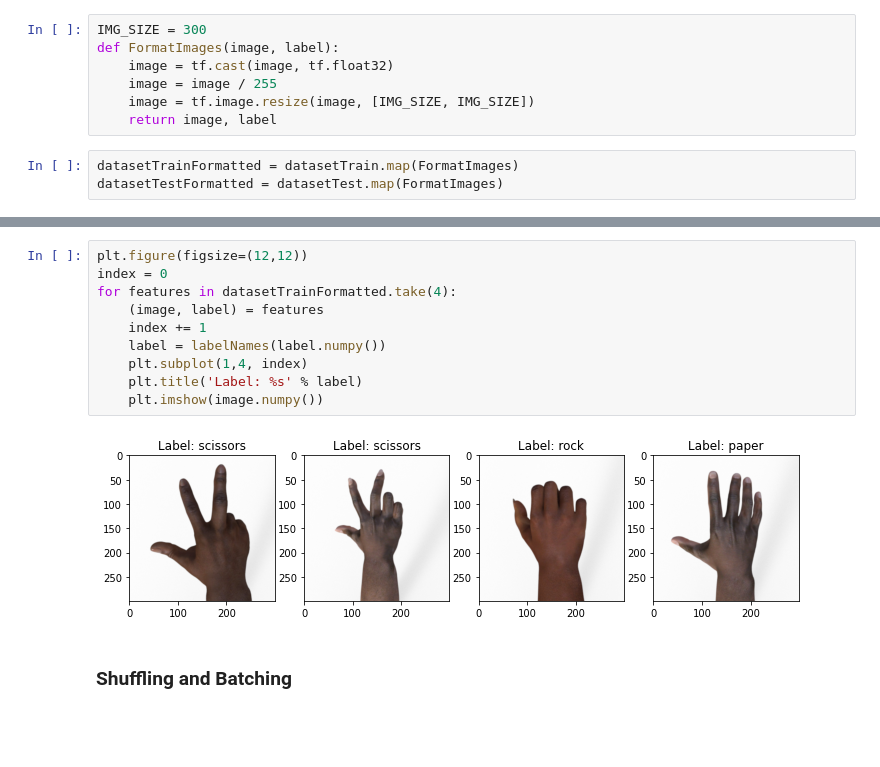
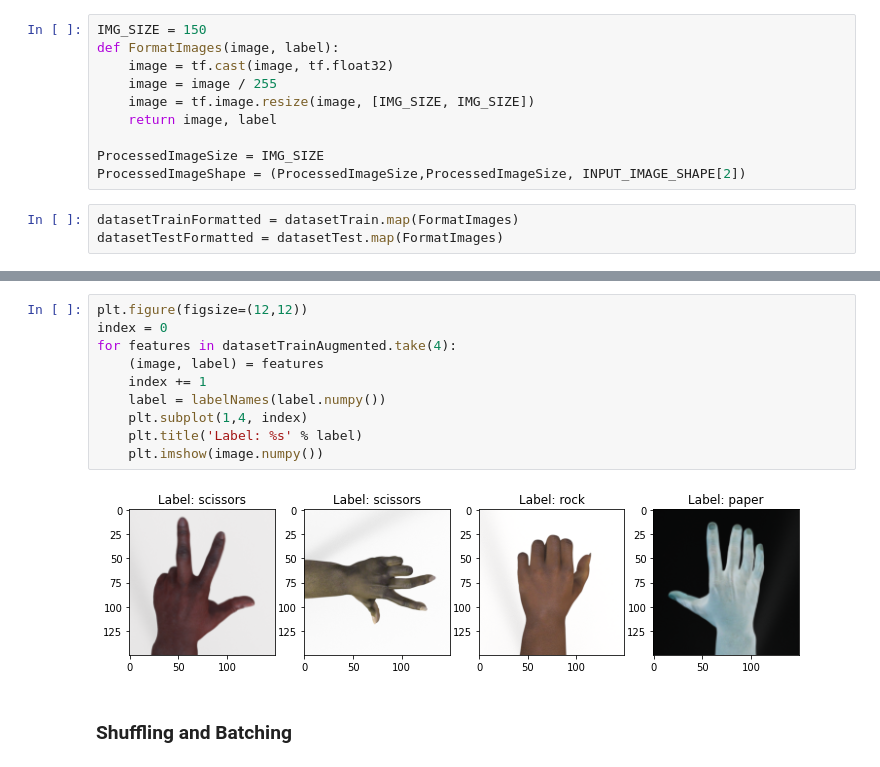
Before and after one commit to MauriceJohannssen/MachineLearning, a Jupyter notebook: Model.ipynb, the cells around one changed output, grey strips where cells are left out. Saved outputs shown, nothing was run; the diff lists cells and outputs as text; blank space fills up the shorter version.

```diff
--- a/Model.ipynb
+++ b/Model.ipynb
@@ -90,12 +92,15 @@ Number of examples for training:  2520
 Number of examples for testing:  372
 Number of classes:  3
 # %%
-IMG_SIZE = 300
+IMG_SIZE = 150
 def FormatImages(image, label):
     image = tf.cast(image, tf.float32)
     image = image / 255
     image = tf.image.resize(image, [IMG_SIZE, IMG_SIZE])
     return image, label
+
+ProcessedImageSize = IMG_SIZE
+ProcessedImageShape = (ProcessedImageSize,ProcessedImageSize, INPUT_IMAGE_SHAPE[2])
 # %%
 datasetTrainFormatted = datasetTrain.map(FormatImages)
 datasetTestFormatted = datasetTest.map(FormatImages)
@@ -102,14 +175,14 @@ datasetTestFormatted = datasetTest.map(FormatImages)
 # %%
 plt.figure(figsize=(12,12))
 index = 0
-for features in datasetTrainFormatted.take(4):
+for features in datasetTrainAugmented.take(4):
     (image, label) = features
     index += 1
     label = labelNames(label.numpy())
     plt.subplot(1,4, index)
     plt.title('Label: %s' % label)
     plt.imshow(image.numpy())
 # %% [output]
-[figure, old version]
+[figure, new version]
 # %% [markdown]
 ### Shuffling and Batching
```
Also changed, not shown: parts of 16 cells of this notebook, 6 other files.
